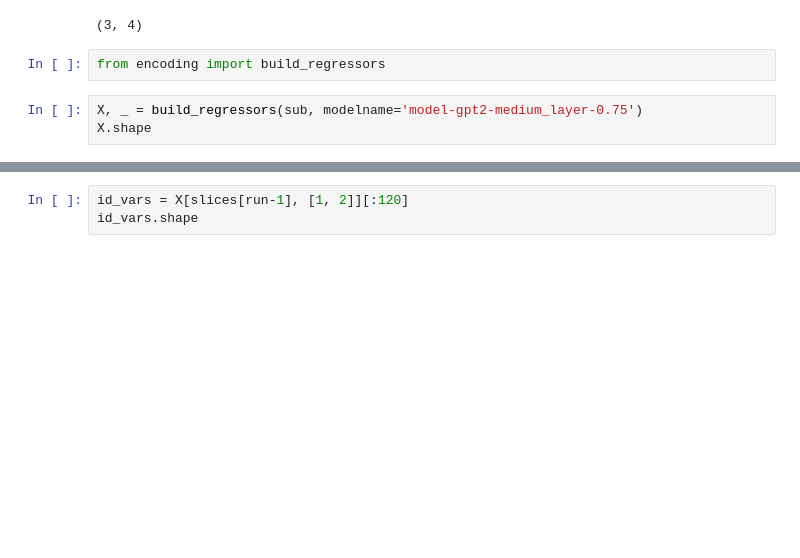
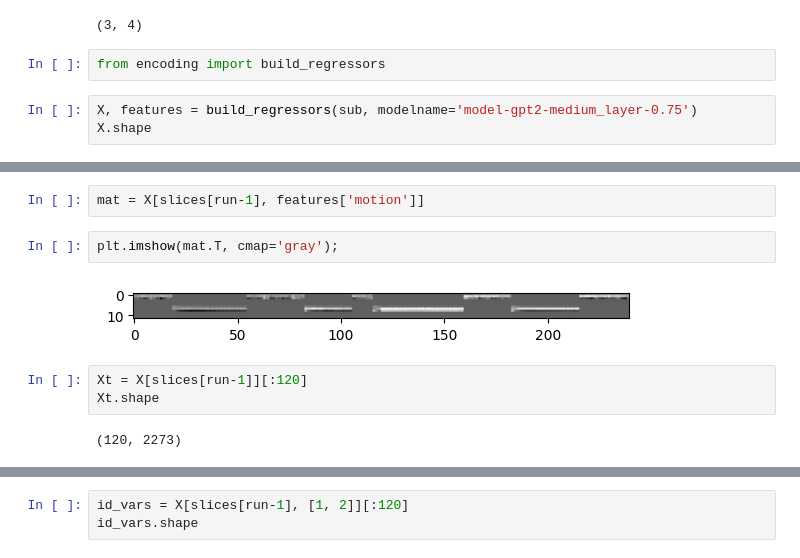
Before and after one commit to YeajuDianaKim394/EncodingModels, a Jupyter notebook: code/visualization.ipynb, the cells around one changed output, grey strips where cells are left out. Saved outputs shown, nothing was run; the diff lists cells and outputs as text; blank space fills up the shorter version.

```diff
--- a/code/visualization.ipynb
+++ b/code/visualization.ipynb
@@ -117,6 +119,6 @@ run, trial
 # %%
 from encoding import build_regressors
 # %%
-X, _ = build_regressors(sub, modelname='model-gpt2-medium_layer-0.75')
+X, features = build_regressors(sub, modelname='model-gpt2-medium_layer-0.75')
 X.shape
 # %% [output]
@@ -123,0 +135,11 @@ X.shape
+# %%
+mat = X[slices[run-1], features['motion']]
+# %%
+plt.imshow(mat.T, cmap='gray');
+# %% [output]
+[figure, added]
+# %%
+Xt = X[slices[run-1]][:120]
+Xt.shape
+# %% [output]
+(120, 2273)
```
Also changed, not shown: parts of 15 cells of this notebook, 13 other files.
